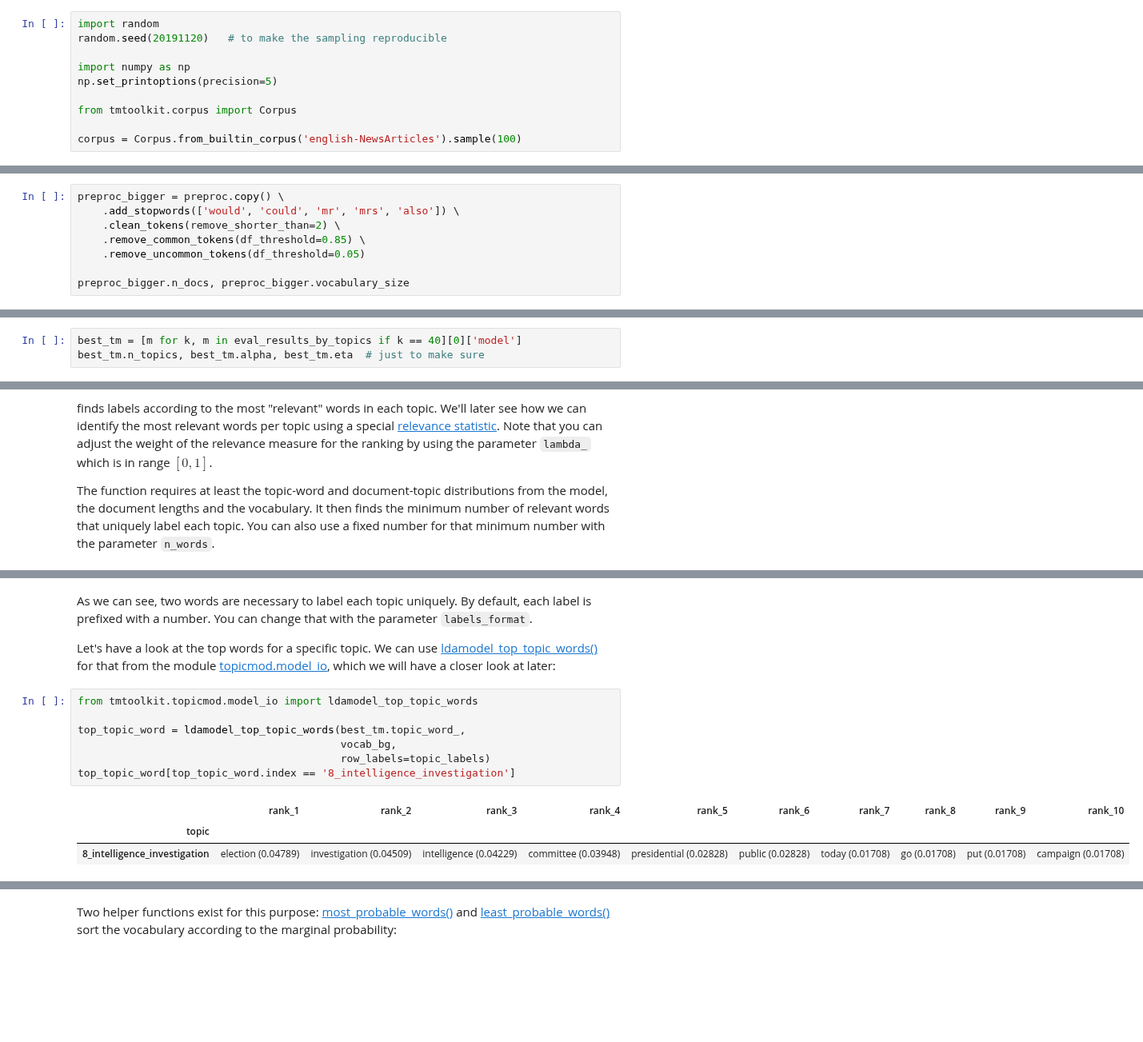
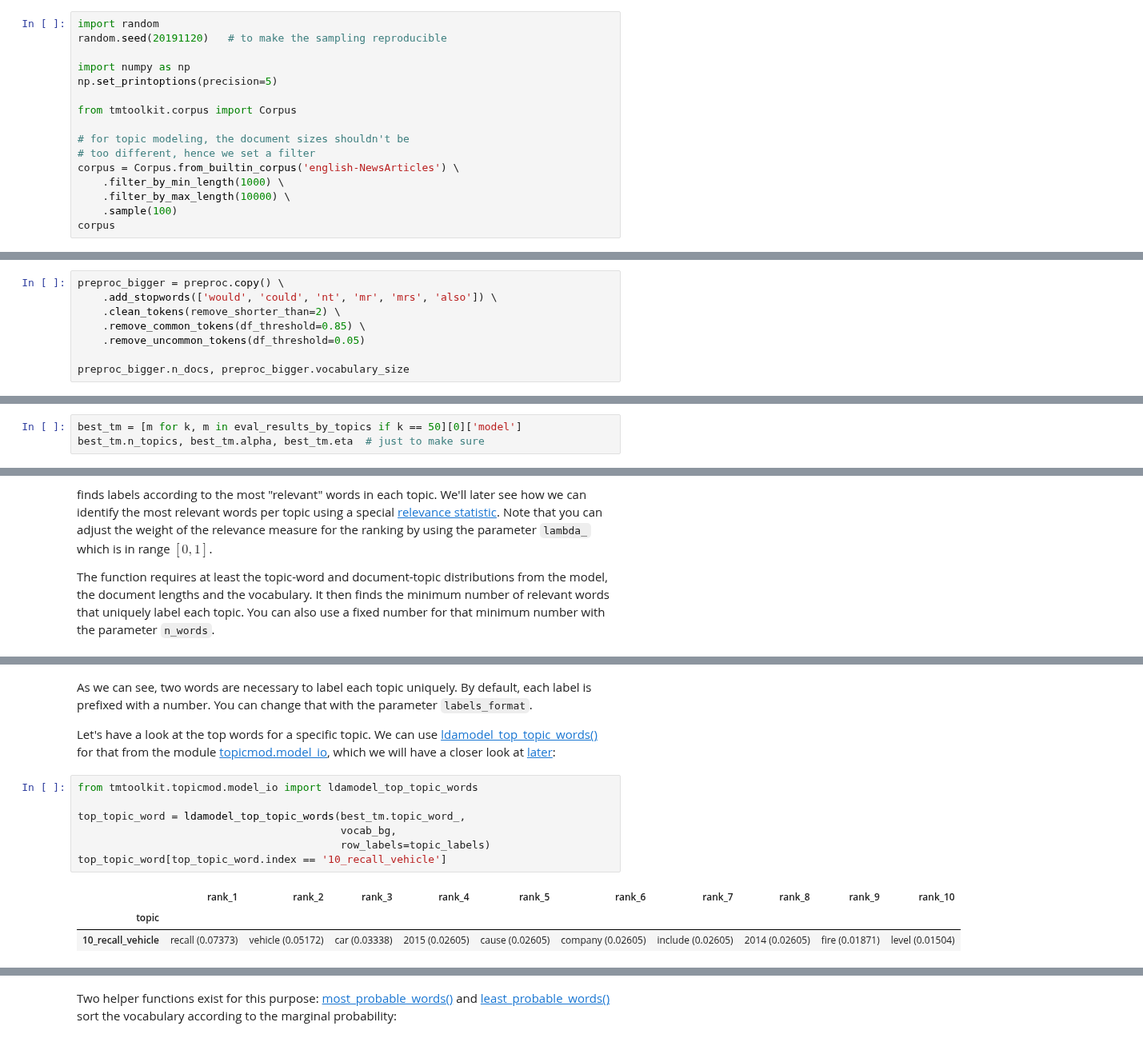
Before and after one commit to WZBSocialScienceCenter/tmtoolkit, a Jupyter notebook: doc/source/topic_modeling.ipynb, the cells around one changed output, grey strips where cells are left out. Shown at 80% size. Saved outputs shown, nothing was run; the diff lists cells and outputs as text; blank space fills up the shorter version.

```diff
--- a/doc/source/topic_modeling.ipynb
+++ b/doc/source/topic_modeling.ipynb
@@ -26,4 +26,10 @@ np.set_printoptions(precision=5)
 
 from tmtoolkit.corpus import Corpus
 
-corpus = Corpus.from_builtin_corpus('english-NewsArticles').sample(100)
+# for topic modeling, the document sizes shouldn't be
+# too different, hence we set a filter
+corpus = Corpus.from_builtin_corpus('english-NewsArticles') \
+    .filter_by_min_length(1000) \
+    .filter_by_max_length(10000) \
+    .sample(100)
+corpus
@@ -43,7 +51,7 @@ preproc.pos_tag() \
 Now we at first apply more "relaxed" cleaning:
 # %%
 preproc_bigger = preproc.copy() \
-    .add_stopwords(['would', 'could', 'mr', 'mrs', 'also']) \
+    .add_stopwords(['would', 'could', 'nt', 'mr', 'mrs', 'also']) \
     .clean_tokens(remove_shorter_than=2) \
     .remove_common_tokens(df_threshold=0.85) \
     .remove_uncommon_tokens(df_threshold=0.05)
@@ -351,4 +359,4 @@ These results suggest to set the number of topics, `n_topics`, to 40 and alpha t
 # %%
-best_tm = [m for k, m in eval_results_by_topics if k == 40][0]['model']
+best_tm = [m for k, m in eval_results_by_topics if k == 50][0]['model']
 best_tm.n_topics, best_tm.alpha, best_tm.eta  # just to make sure
 # %% [output]
@@ -385,18 +393,18 @@ array(['1_club_line', '2_germany_german', '3_rule_circumstance',
 # %% [markdown]
 As we can see, two words are necessary to label each topic uniquely. By default, each label is prefixed with a number. You can change that with the parameter `labels_format`.
 
-Let's have a look at the top words for a specific topic. We can use [ldamodel_top_topic_words()](api.rst#tmtoolkit.topicmod.model_io.ldamodel_top_topic_words) for that from the module [topicmod.model_io](api.rst#module-tmtoolkit.topicmod.model_io), which we will have a closer look at later:
+Let's have a look at the top words for a specific topic. We can use [ldamodel_top_topic_words()](api.rst#tmtoolkit.topicmod.model_io.ldamodel_top_topic_words) for that from the module [topicmod.model_io](api.rst#module-tmtoolkit.topicmod.model_io), which we will have a closer look at [later](#Displaying-and-exporting-topic-modeling-results):
 # %%
 from tmtoolkit.topicmod.model_io import ldamodel_top_topic_words
 
 top_topic_word = ldamodel_top_topic_words(best_tm.topic_word_,
                                           vocab_bg,
                                           row_labels=topic_labels)
-top_topic_word[top_topic_word.index == '8_intelligence_investigation']
+top_topic_word[top_topic_word.index == '10_recall_vehicle']
 # %% [output]
 |  | rank_1 | rank_2 | rank_3 | rank_4 | rank_5 | rank_6 | rank_7 | rank_8 | rank_9 | rank_10 |
 | topic |  |  |  |  |  |  |  |  |  |  |
-| 8_intelligence_investigation | election (0.04789) | investigation (0.04509) | intelligence (0.04229) | committee (0.03948) | presidential (0.02828) | public (0.02828) | today (0.01708) | go (0.01708) | put (0.01708) | campaign (0.01708) |
+| 10_recall_vehicle | recall (0.07373) | vehicle (0.05172) | car (0.03338) | 2015 (0.02605) | cause (0.02605) | company (0.02605) | include (0.02605) | 2014 (0.02605) | fire (0.01871) | level (0.01504) |
 # %% [markdown]
 ### Marginal topic and word distributions
 
```
Also changed, not shown: parts of 60 cells of this notebook, 6 other files.
